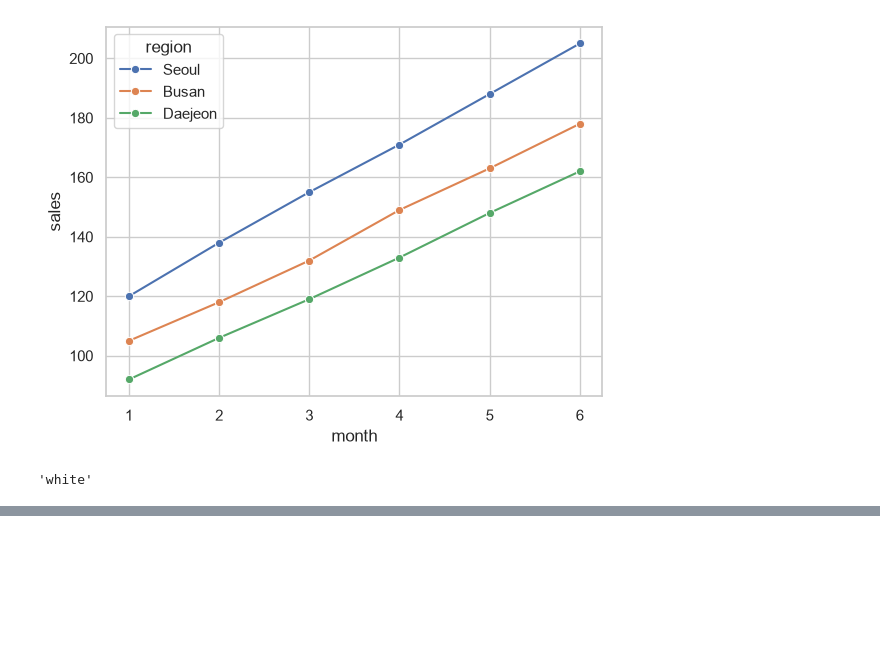
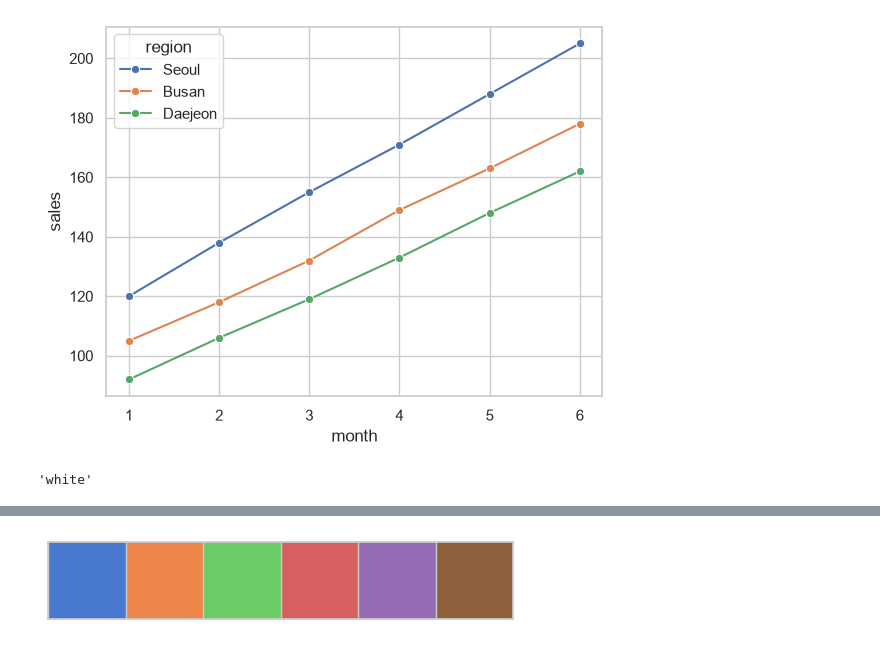
Before and after one commit to minskyong/study, a Jupyter notebook: matlib/디자인.ipynb, the cells around one changed output, grey strips where cells are left out. Drawn from its saved outputs; the diff is of its cells as text; code cells hidden in the pictures; blank space fills up the shorter version.

```diff
--- a/matlib/디자인.ipynb
+++ b/matlib/디자인.ipynb
@@ -111,0 +118,22 @@ style['axes.facecolor']
+# %%
+sns.color_palette(
+
+    'deep',
+    n_colors = 6,
+)
+
+sns.color_palette(
+
+    'pastel',
+    n_colors = 6,
+)
+
+p = sns.color_palette(
+
+    'muted',
+     6,
+)
+
+sns.palplot(p)
+# %% [output]
+[figure, added]
```
Also changed, not shown: parts of 9 cells of this notebook, 2 other files.
